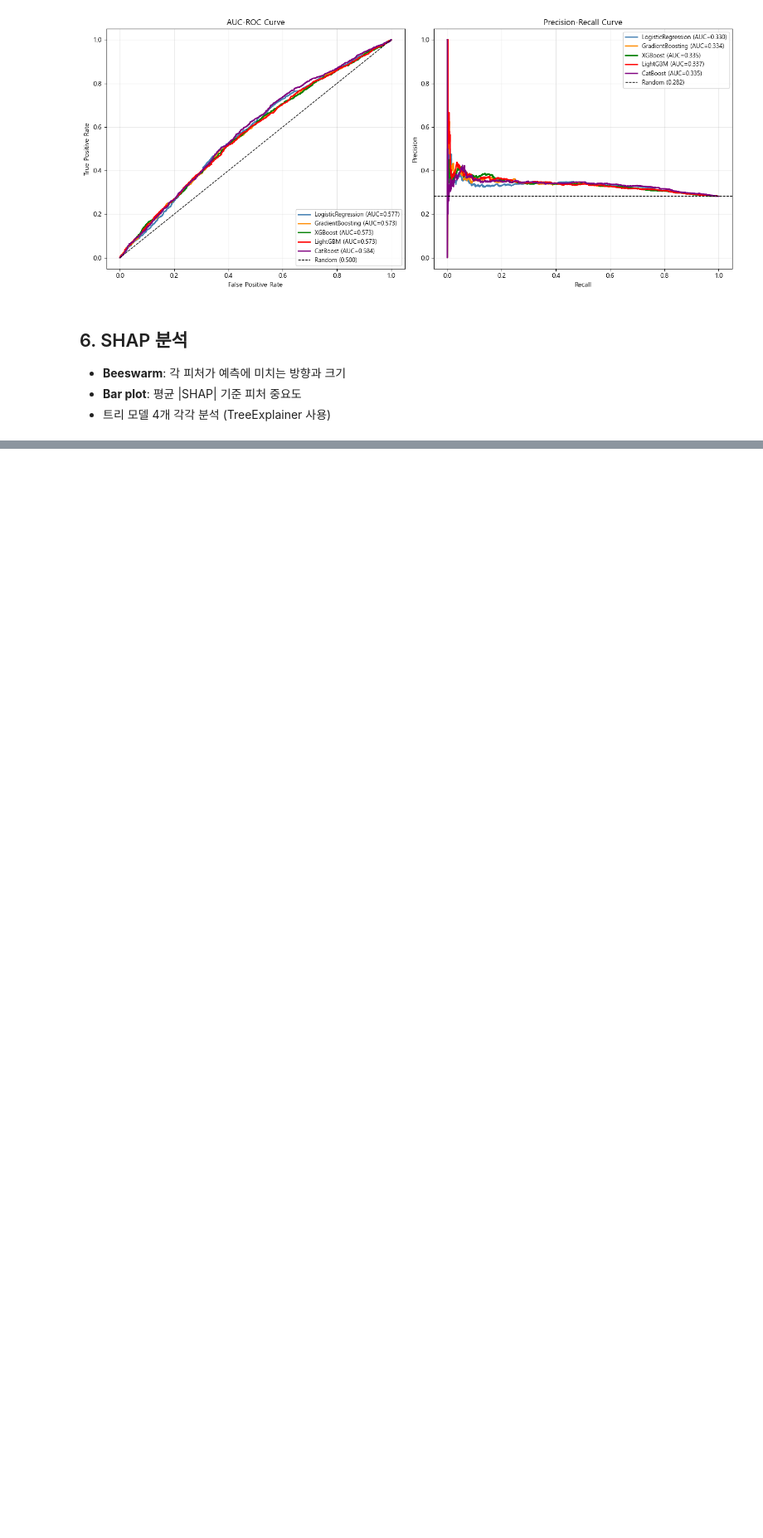
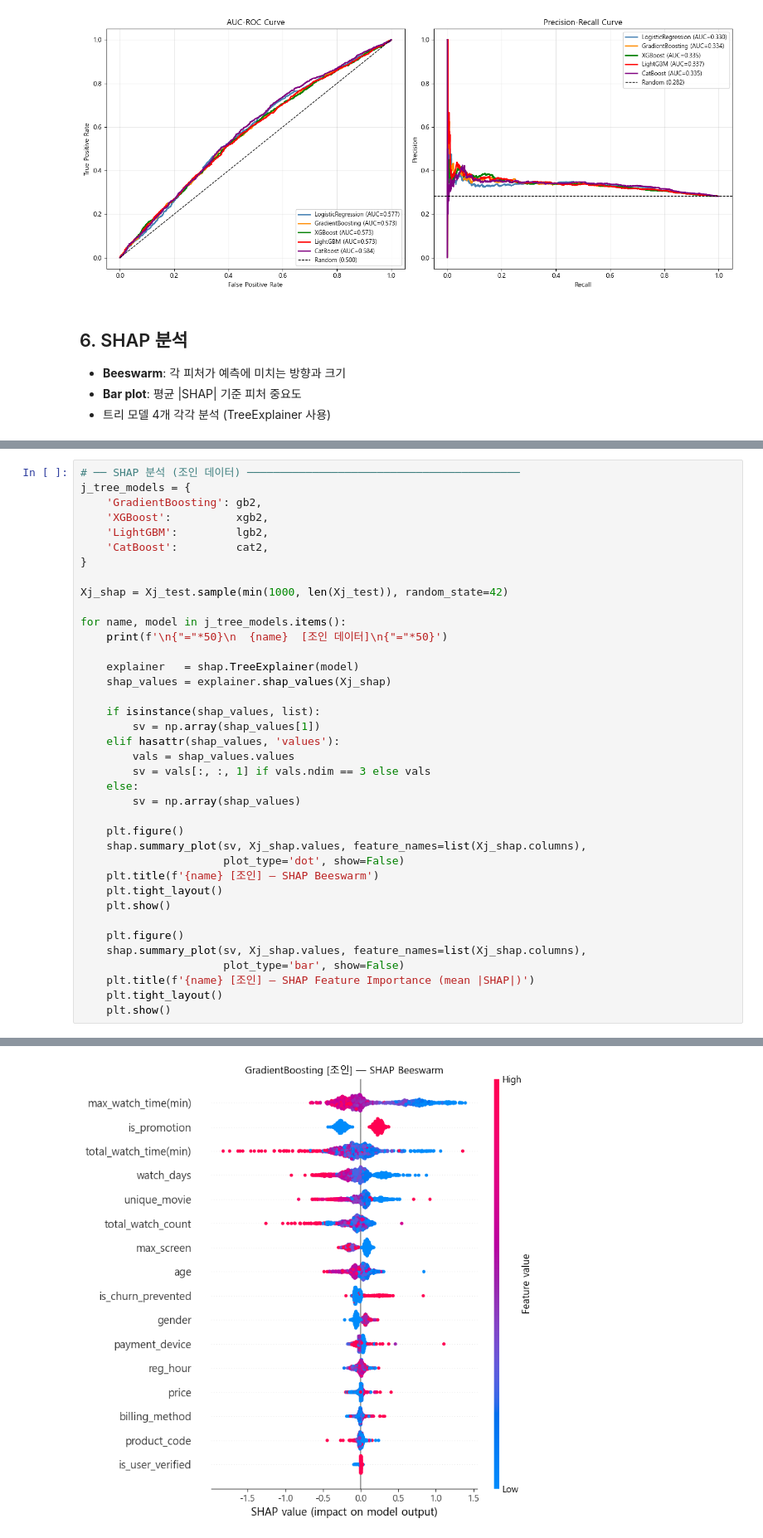
Before and after one commit to ingyeom-park/OTT_Churn_Modeling_AX, a Jupyter notebook: kim.nahyun/베이스라인.ipynb, the cells around one changed output, grey strips where cells are left out. Shown at 83% size. Cells and saved outputs as stored; diff of their text form; blank space fills up the shorter version.

```diff
--- a/kim.nahyun/베이스라인.ipynb
+++ b/kim.nahyun/베이스라인.ipynb
@@ -409,0 +665,39 @@ InvalidIndexError: (slice(None, None, None), 8)
+# %%
+# ── SHAP 분석 (조인 데이터) ──────────────────────────────────────────
+j_tree_models = {
+    'GradientBoosting': gb2,
+    'XGBoost':          xgb2,
+    'LightGBM':         lgb2,
+    'CatBoost':         cat2,
+}
+
+Xj_shap = Xj_test.sample(min(1000, len(Xj_test)), random_state=42)
+
+for name, model in j_tree_models.items():
+    print(f'\n{"="*50}\n  {name}  [조인 데이터]\n{"="*50}')
+
+    explainer   = shap.TreeExplainer(model)
+    shap_values = explainer.shap_values(Xj_shap)
+
+    if isinstance(shap_values, list):
+        sv = np.array(shap_values[1])
+    elif hasattr(shap_values, 'values'):
+        vals = shap_values.values
+        sv = vals[:, :, 1] if vals.ndim == 3 else vals
+    else:
+        sv = np.array(shap_values)
+
+    plt.figure()
+    shap.summary_plot(sv, Xj_shap.values, feature_names=list(Xj_shap.columns),
+                      plot_type='dot', show=False)
+    plt.title(f'{name} [조인] — SHAP Beeswarm')
+    plt.tight_layout()
+    plt.show()
+
+    plt.figure()
+    shap.summary_plot(sv, Xj_shap.values, feature_names=list(Xj_shap.columns),
+                      plot_type='bar', show=False)
+    plt.title(f'{name} [조인] — SHAP Feature Importance (mean |SHAP|)')
+    plt.tight_layout()
+    plt.show()
+# %% [output]
@@ -409,0 +707 @@ InvalidIndexError: (slice(None, None, None), 8)
+[figure, added]
```
Also changed, not shown: parts of 19 cells of this notebook, 5 other files.
